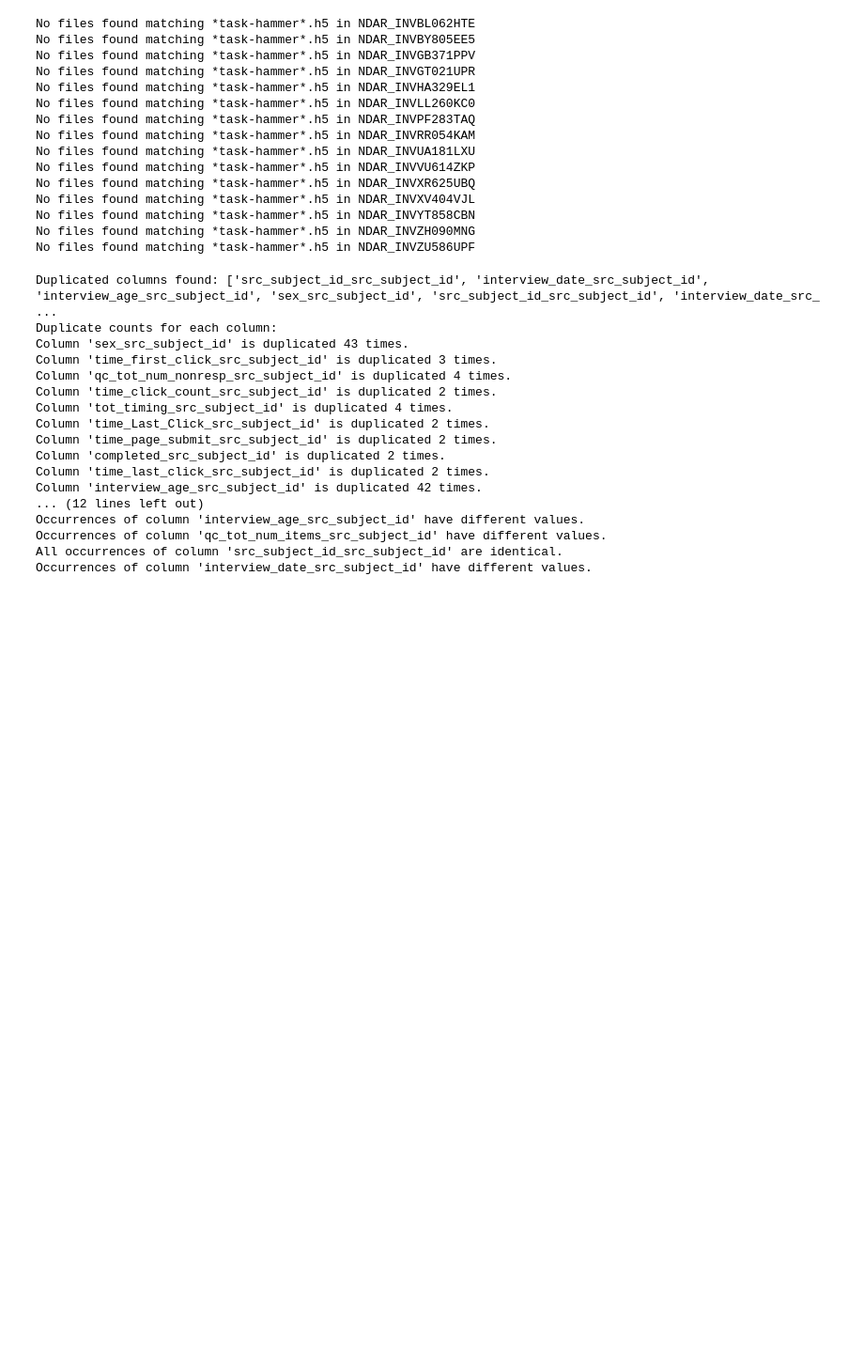
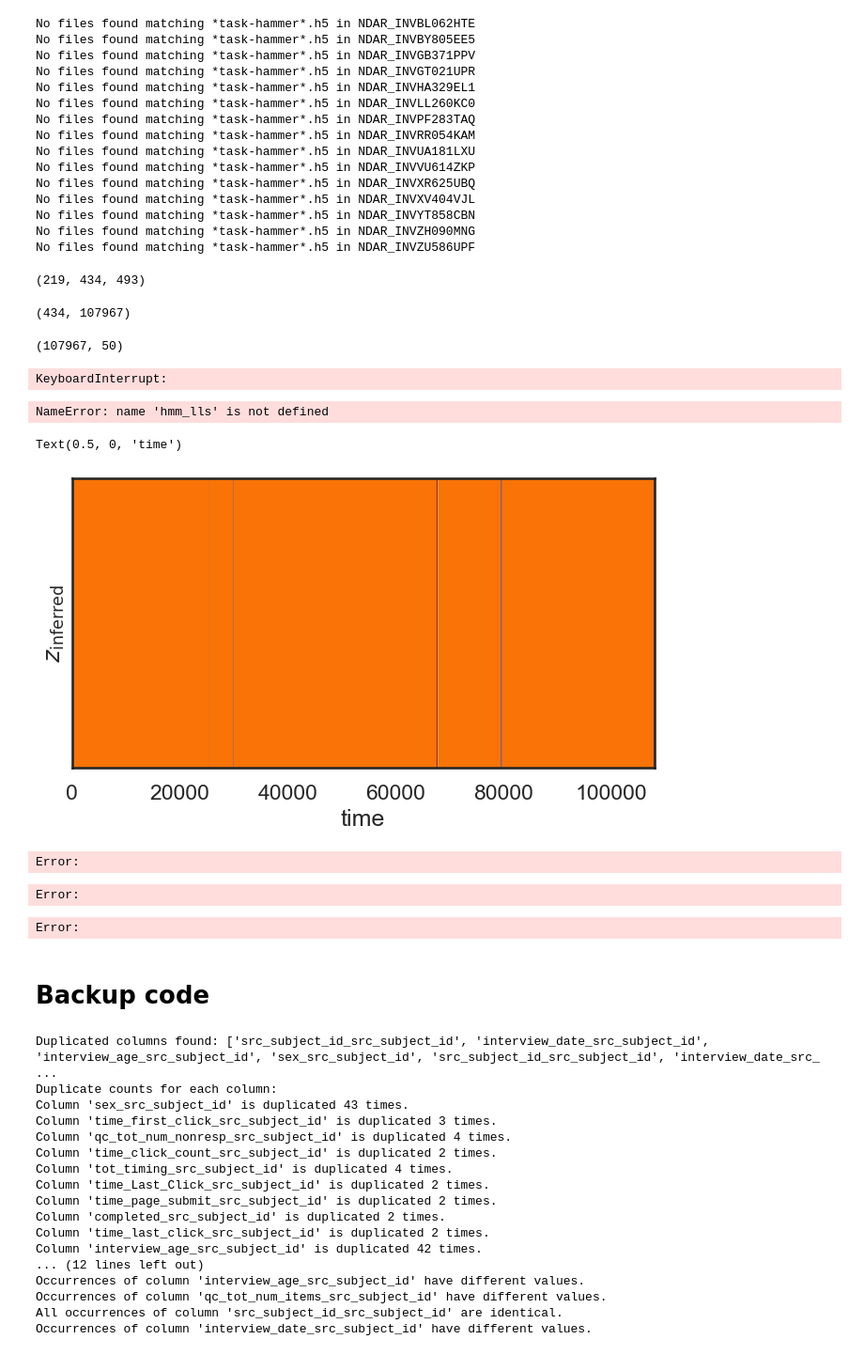
Before and after one commit to MarcoZenari/brainhackRome2025, a Jupyter notebook: notebook.ipynb, the cells around one changed output. Shown at 94% size. Drawn from its saved outputs; the diff is of its cells as text; code cells hidden in the pictures; blank space fills up the shorter version.

```diff
--- a/notebook.ipynb
+++ b/notebook.ipynb
@@ -30,3 +46,73 @@ No files found matching *task-hammer*.h5 in NDAR_INVZU586UPF
+# %%
+bold_data_zsc = np.array([
+        (bold_sub - np.mean(bold_sub, axis=1, keepdims=True)) / np.std(bold_sub, axis=1, keepdims=True)
+        for bold_sub in data
+    ])
+# %%
+bold_data_zsc.shape
+# %% [output]
+(219, 434, 493)
+# %%
+concatenated_data = bold_data_zsc.transpose(1, 0, 2)
+concatenated_data = concatenated_data.reshape(434, -1)
+concatenated_data.shape
+# %% [output]
+(434, 107967)
+# %%
+from sklearn.decomposition import PCA
+pca = PCA(n_components=50)
+compressed_data = pca.fit_transform(concatenated_data.T)
+compressed_data.shape
+# %% [output]
+(107967, 50)
+# %%
+import ssm
+T = compressed_data.shape[0]  # number of time bins
+K = 5    # number of discrete states
+D = compressed_data.shape[1]    # dimension of the observations
+
+# make an hmm and sample from it
+hmm = ssm.HSMM(K, D, observations="gaussian")
+hmm_lls = hmm.fit(compressed_data, method="em", init_method="kmeans")
+# %% [output]
+KeyboardInterrupt:
+# %%
+import matplotlib.pyplot as plt
+plt.plot(hmm_lls, label="EM")
+plt.xlabel("EM Iteration")
+plt.ylabel("Log Probability")
+plt.legend(loc="lower right")
+plt.show()
+# %% [output]
+NameError: name 'hmm_lls' is not defined
+# %%
+# Plot the true and inferred discrete states
+hmm_z = hmm.most_likely_states(compressed_data)
+
+plt.figure(figsize=(8, 4))
+plt.imshow(hmm_z[None,:], aspect="auto", cmap=cmap, vmin=0, vmax=len(colors)-1)
+plt.xlim(0, T)
+plt.ylabel("$z_{\\mathrm{inferred}}$")
+plt.yticks([])
+plt.xlabel("time")
+# %% [output]
+Text(0.5, 0, 'time')
+[figure, added]
+# %%
+import ssm
+T = concatenated_data[1]  # number of time bins
+K = 3    # number of discrete states
+D = concatenated_data.shape[0]    # dimension of the observations
+
+# make an hmm and sample from it
+hmm = ssm.HMM(K, D, observations="gaussian")
+hmm_lls = hmm.fit(concatenated_data.T, method="em", num_iters=50, init_method="kmeans")
+# %% [output]
+Error:
+Error:
+Error:
+# %% [markdown]
+# Backup code
 # %%
 data_root = "/home/calesella/projects/brainhack/data/phenotype"
 phenotype = load_phenotype(data_root)
```
Also changed, not shown: parts of 7 cells of this notebook, 1 other file.
